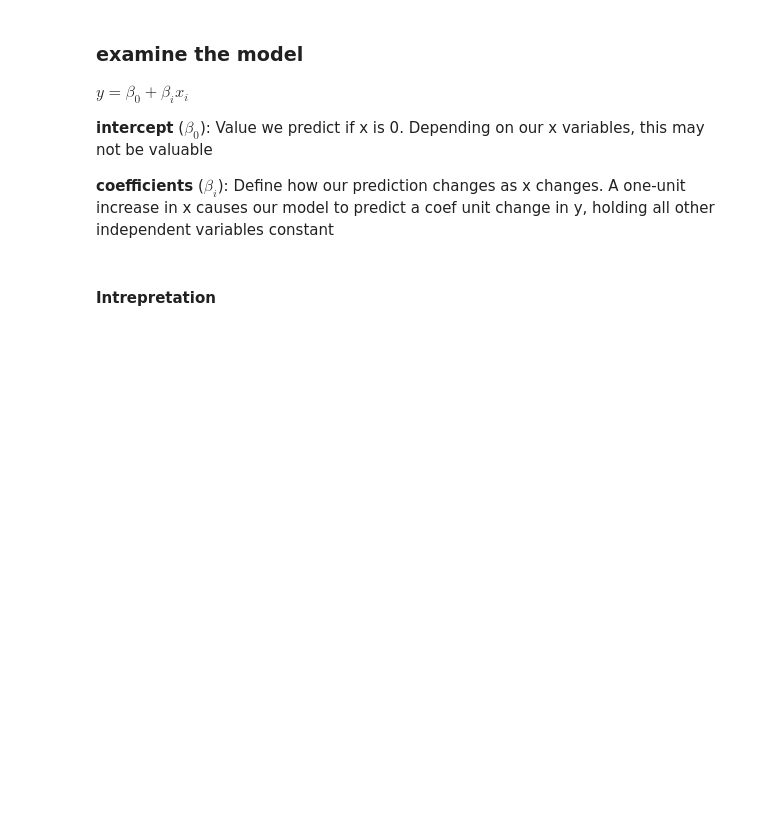
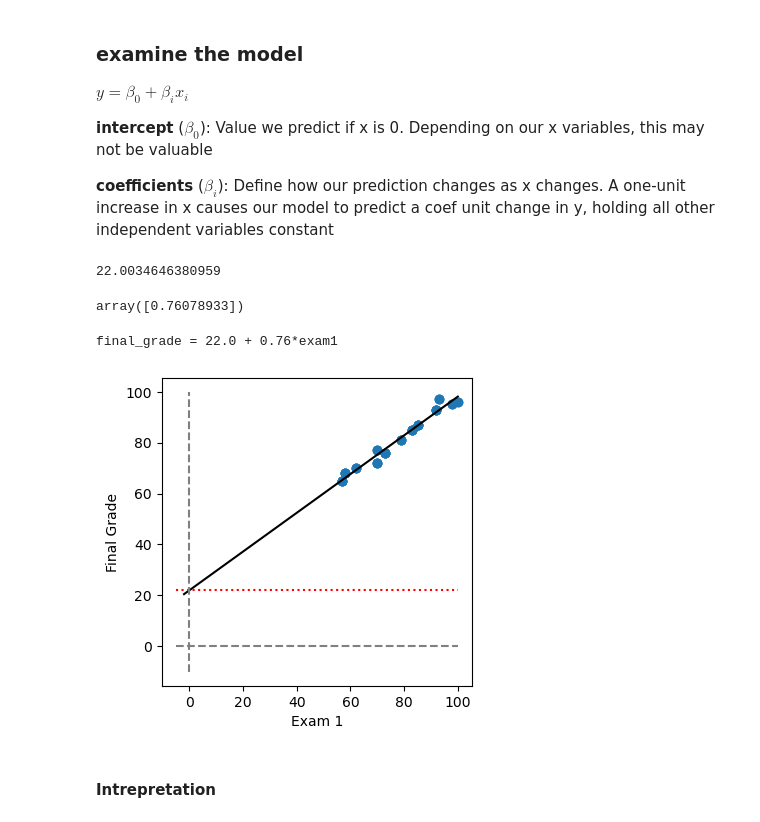
Before and after one commit to CodeupClassroom/pagel-regression, a Jupyter notebook: modeling_lesson.ipynb, the cells around one changed output. Drawn from its saved outputs; the diff is of its cells as text; code cells hidden in the pictures; blank space fills up the shorter version.

```diff
--- a/modeling_lesson.ipynb
+++ b/modeling_lesson.ipynb
@@ -73,3 +111,6 @@ train.head()
 ## Model - Regression Edition
 # %% [markdown]
 Split into our X_train and y_train using our numeric data
+# %%
+X_train = train.drop(columns=['final_grade','student_id'])
+X_train.head()
@@ -112,13 +203,17 @@ send in only one feature
 #### find the best feature
 # %%
 #intial ML model
-
+lr1 = LinearRegression()
 
 #make it
+rfe = RFE(lr1, n_features_to_select=1)
 
 #fit it
+rfe.fit(X_train, y_train)
 
 #use it on train
+X_train_rfe = rfe.transform(X_train)
 
 #use it on validate
+X_val_rfe = rfe.transform(X_validate)
 # %%
@@ -127,5 +224,8 @@ send in only one feature
 #### build model from top feature
 # %%
 #fit the thing
+lr1.fit(X_train_rfe, y_train)
 
 #use the thing (make predictions)
+pred_lr1 = lr1.predict(X_train_rfe)
+pred_val_lr1 = lr1.predict(X_val_rfe)
@@ -145,27 +263,39 @@ $y = \beta_0 + \beta_i x_i$
 **intercept** ($\beta_0$): Value we predict if x is 0. Depending on our x variables, this may not be valuable
 
 **coefficients** ($\beta_i$): Define how our prediction changes as x changes. A one-unit increase in x causes our model to predict a coef unit change in y, holding all other independent variables constant
+# %%
+lr1.intercept_
+# %% [output]
+22.0034646380959
+# %%
+lr1.coef_
+# %% [output]
+array([0.76078933])
 # %%
-# print(f'final_grade = {lr1.intercept_:.3} + {lr1.coef_[0]:.2}*exam1')
+print(f'final_grade = {lr1.intercept_:.3} + {lr1.coef_[0]:.2}*exam1')
+# %% [output]
+final_grade = 22.0 + 0.76*exam1
 # %%
-# plt.figure(figsize=(4, 4))
+plt.figure(figsize=(4, 4))
 
-# plt.scatter(train.exam1, train.final_grade)
+plt.scatter(train.exam1, train.final_grade)
 
-# #build prediction line from intercept and slope
-# x_val = np.array([-2, 100]).reshape(-1, 1)
-# plt.plot(x_val, lr1.intercept_ + x_val*lr1.coef_[0], c='black')
+#build prediction line from intercept and slope
+x_val = np.array([-2, 100]).reshape(-1, 1)
+plt.plot(x_val, lr1.intercept_ + x_val*lr1.coef_[0], c='black')
 
-# #intercept line
-# plt.hlines(22, -5, 100, ls=':', color='red')
+#intercept line
+plt.hlines(22, -5, 100, ls=':', color='red')
 
-# #(0,0) axis
-# plt.hlines(0, -5, 100, ls='--', color='grey')
-# plt.vlines(0, -10, 100, ls='--', color='grey')
+#(0,0) axis
+plt.hlines(0, -5, 100, ls='--', color='grey')
+plt.vlines(0, -10, 100, ls='--', color='grey')
 
-# plt.xlabel('Exam 1')
-# plt.ylabel('Final Grade')
-# plt.show()
+plt.xlabel('Exam 1')
+plt.ylabel('Final Grade')
+plt.show()
+# %% [output]
+[figure, added]
 # %% [markdown]
 #### Intrepretation
 # %% [markdown]
```
Also changed, not shown: parts of 103 cells of this notebook.
